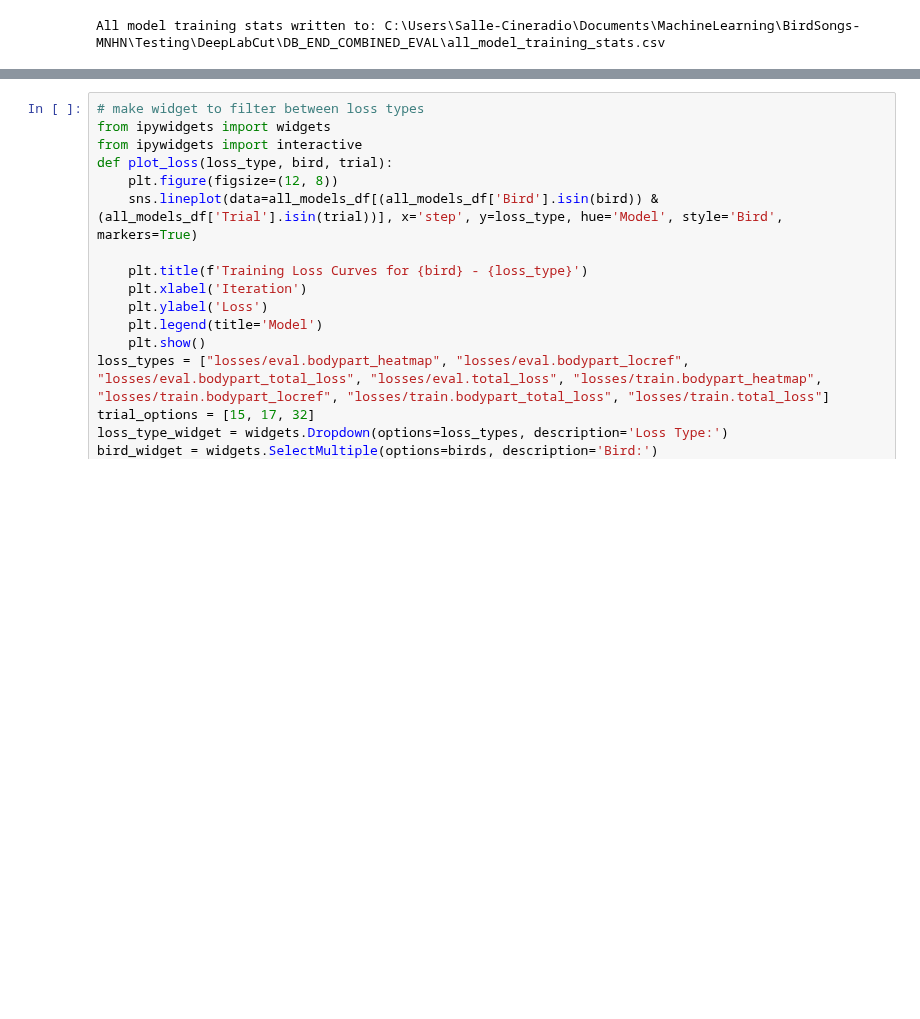
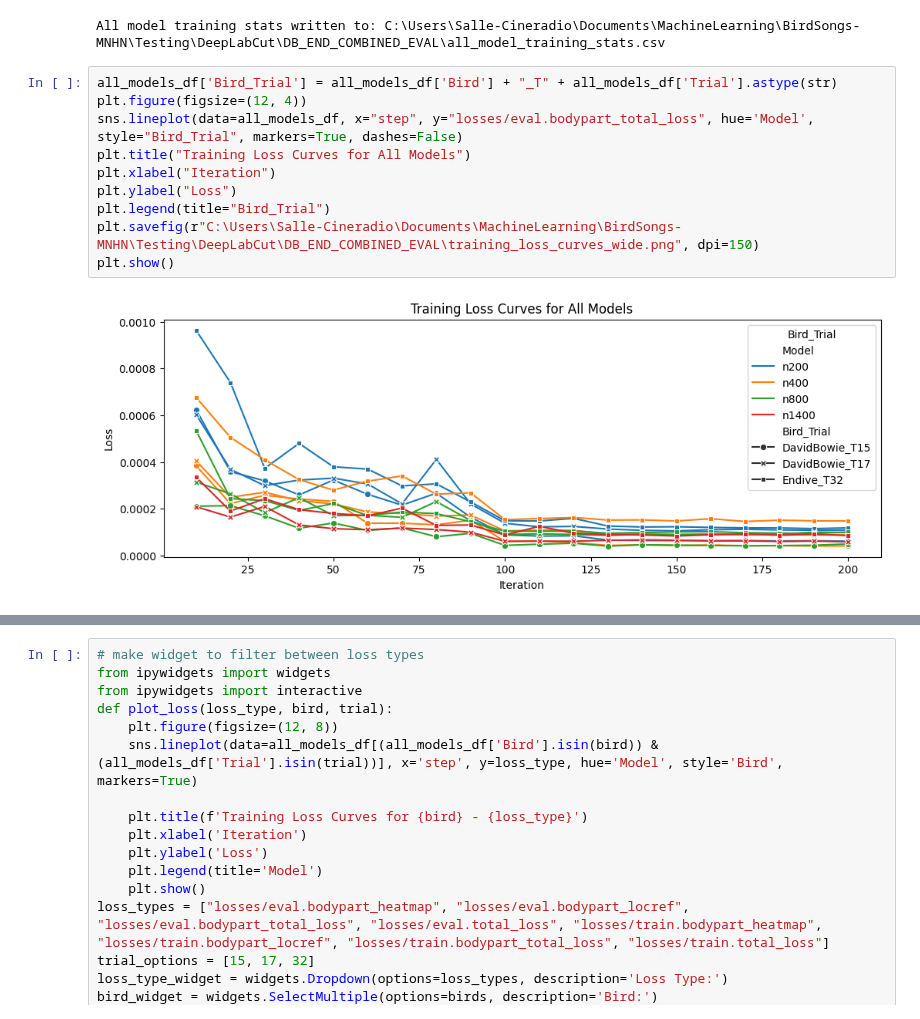
Before and after one commit to tcmarino8/BirdSongs-MNHN, a Jupyter notebook: Testing/Code-Testing/test_experiments.ipynb, the cells around one changed output, grey strips where cells are left out. Drawn from its saved outputs; the diff is of its cells as text; blank space fills up the shorter version.

```diff
--- a/Testing/Code-Testing/test_experiments.ipynb
+++ b/Testing/Code-Testing/test_experiments.ipynb
@@ -532,3 +553,15 @@ if all_models_df.WRITE_TO_CSV:
     print(f"All model training stats written to: {output_csv_path}")
 # %% [output]
 All model training stats written to: C:\Users\Salle-Cineradio\Documents\MachineLearning\BirdSongs-MNHN\Testing\DeepLabCut\DB_END_COMBINED_EVAL\all_model_training_stats.csv
+# %%
+all_models_df['Bird_Trial'] = all_models_df['Bird'] + "_T" + all_models_df['Trial'].astype(str)
+plt.figure(figsize=(12, 4))
+sns.lineplot(data=all_models_df, x="step", y="losses/eval.bodypart_total_loss", hue='Model',  style="Bird_Trial", markers=True, dashes=False)
+plt.title("Training Loss Curves for All Models")
+plt.xlabel("Iteration")
+plt.ylabel("Loss")
+plt.legend(title="Bird_Trial")
+plt.savefig(r"C:\Users\Salle-Cineradio\Documents\MachineLearning\BirdSongs-MNHN\Testing\DeepLabCut\DB_END_COMBINED_EVAL\training_loss_curves_wide.png", dpi=150)
+plt.show()
+# %% [output]
+[figure, added]
```
Also changed, not shown: parts of 5 cells of this notebook, 3 other files.
